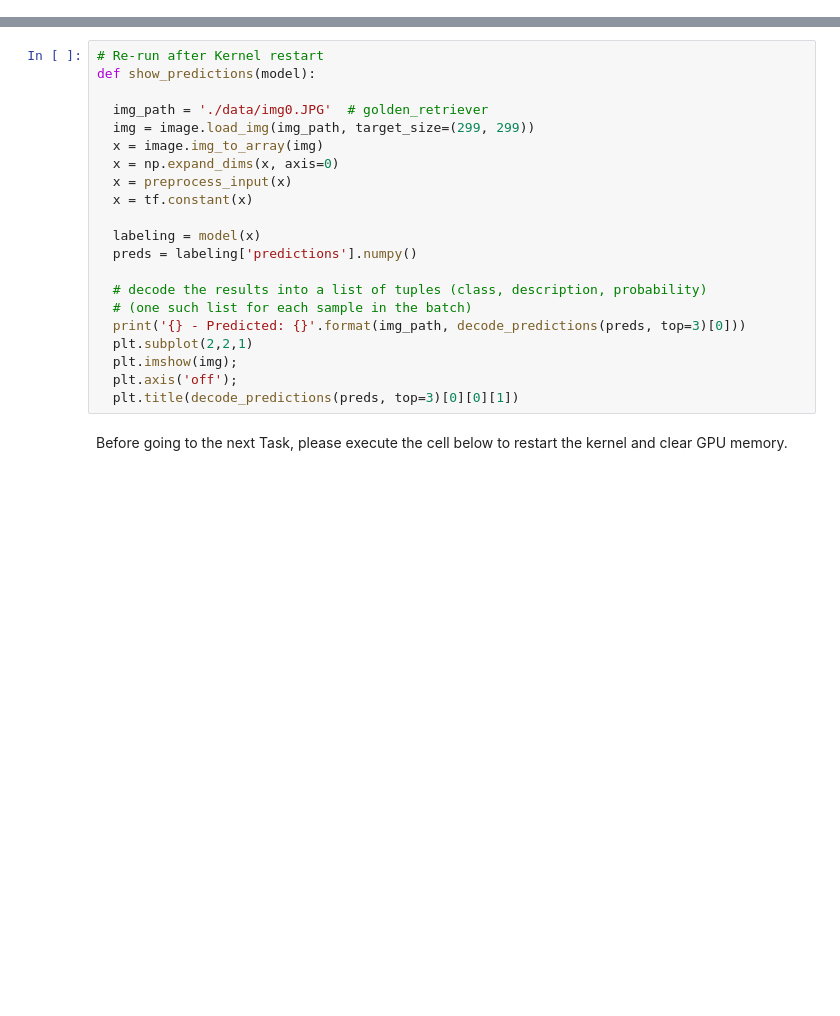
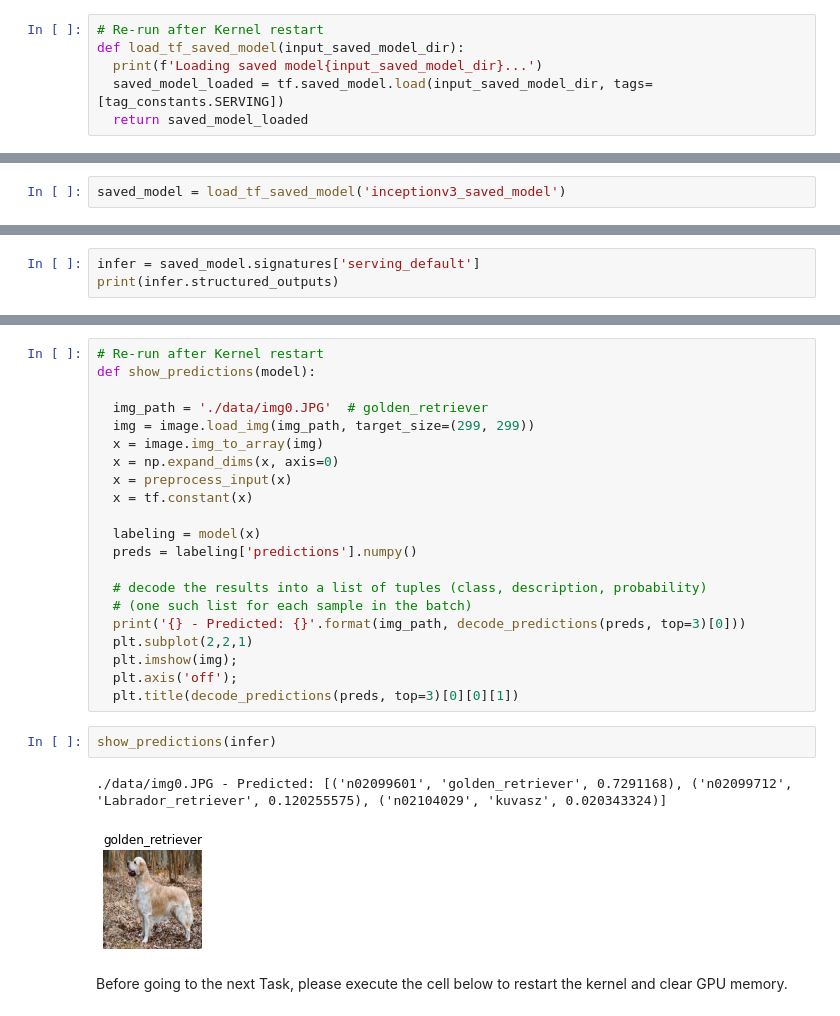
Before and after one commit to srikanth-datascientist/TensorflowRT, a Jupyter notebook: Learner_Optimize_TensorFlow_Models_For_Deployment_with_TensorRT.ipynb, the cells around one changed output, grey strips where cells are left out. Saved outputs shown, nothing was run; the diff lists cells and outputs as text; blank space fills up the shorter version.

```diff
--- a/Learner_Optimize_TensorFlow_Models_For_Deployment_with_TensorRT.ipynb
+++ b/Learner_Optimize_TensorFlow_Models_For_Deployment_with_TensorRT.ipynb
@@ -272,2 +270,10 @@ TensorShape([32, 299, 299, 3])
+# %%
+# Re-run after Kernel restart
+def load_tf_saved_model(input_saved_model_dir):
+  print(f'Loading saved model{input_saved_model_dir}...')
+  saved_model_loaded = tf.saved_model.load(input_saved_model_dir, tags=[tag_constants.SERVING])
+  return saved_model_loaded
 # %% [markdown]
 Here we load a previously saved InceptionV3 model.
+# %%
+saved_model = load_tf_saved_model('inceptionv3_saved_model')
@@ -273,0 +282,3 @@ Here we load a previously saved InceptionV3 model.
+# %%
+infer = saved_model.signatures['serving_default']
+print(infer.structured_outputs)
@@ -339,6 +374,11 @@ def show_predictions(model):
   plt.imshow(img);
   plt.axis('off');
   plt.title(decode_predictions(preds, top=3)[0][0][1])
+# %%
+show_predictions(infer)
+# %% [output]
+./data/img0.JPG - Predicted: [('n02099601', 'golden_retriever', 0.7291168), ('n02099712', 'Labrador_retriever', 0.120255575), ('n02104029', 'kuvasz', 0.020343324)]
+[figure, added]
 # %% [markdown]
 Before going to the next Task, please execute the cell below to restart the kernel and clear GPU memory.
 # %%
```
Also changed, not shown: parts of 5 cells of this notebook.
